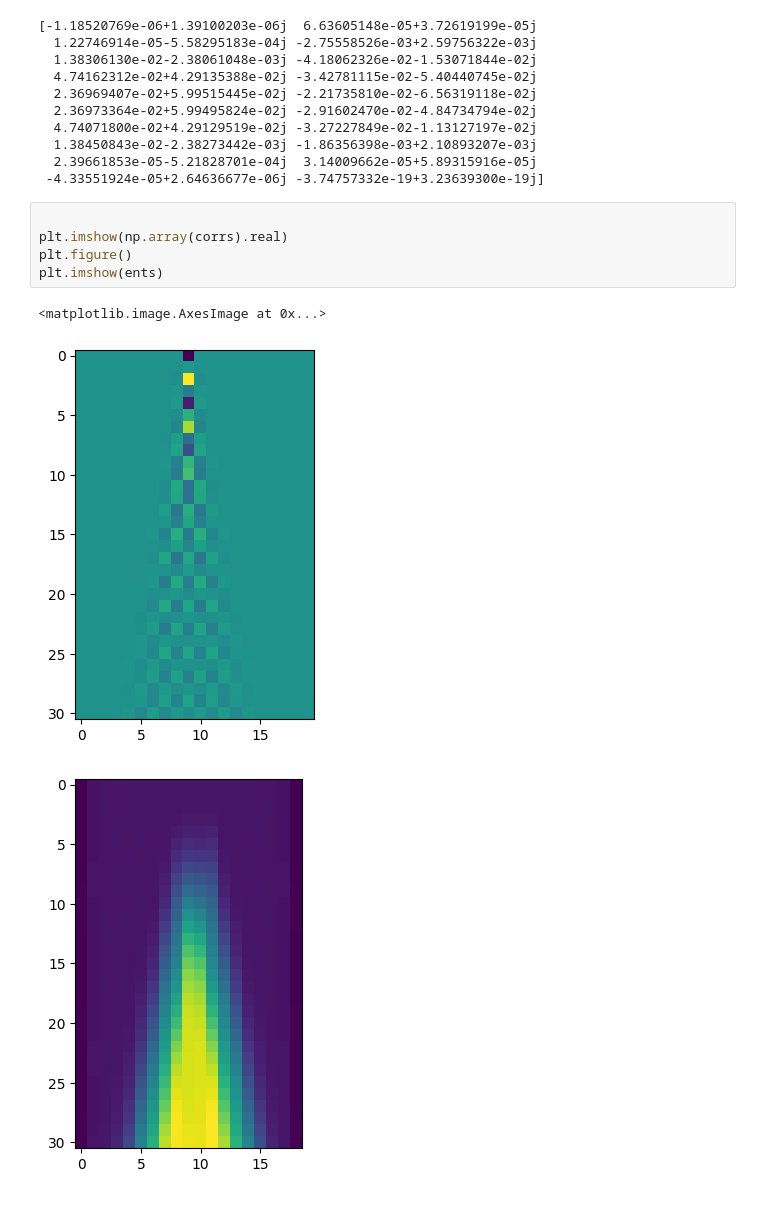
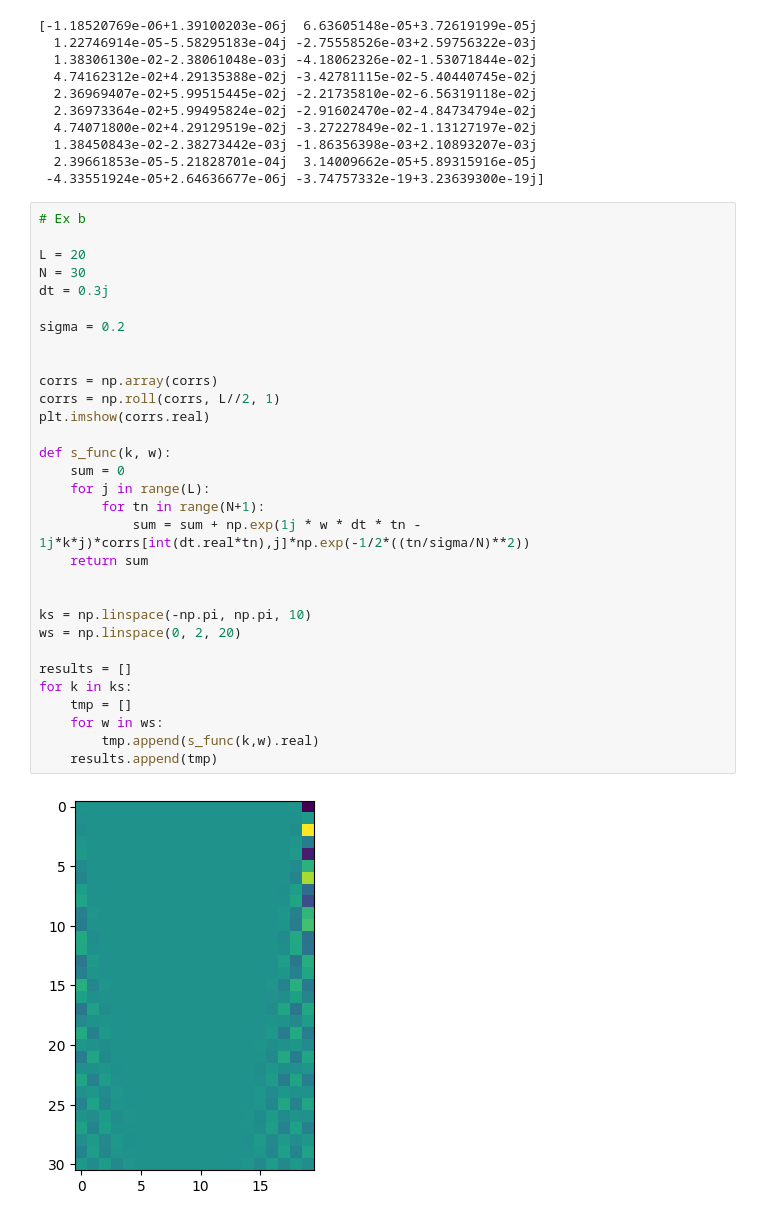
Before and after one commit to rbudai98/University, a Jupyter notebook: FOPRA_32/final_version/notebook_c.ipynb, the cells around one changed output. Drawn from its saved outputs; the diff is of its cells as text.

```diff
--- a/FOPRA_32/final_version/notebook_c.ipynb
+++ b/FOPRA_32/final_version/notebook_c.ipynb
@@ -446,12 +446,36 @@ final bond dimensions:  [2, 4, 8, 12, 14, 14, 14, 14, 14, 14, 14, 14, 14, 14, 14
   1.38450843e-02-2.38273442e-03j -1.86356398e-03+2.10893207e-03j
   2.39661853e-05-5.21828701e-04j  3.14009662e-05+5.89315916e-05j
  -4.33551924e-05+2.64636677e-06j -3.74757332e-19+3.23639300e-19j]
-# %%
-
-plt.imshow(np.array(corrs).real)
-plt.figure()
-plt.imshow(ents)
-# %% [output]
-<matplotlib.image.AxesImage at 0x...>
-[figure, removed]
-[figure, removed]
+# %%
+# Ex b
+
+L = 20
+N = 30
+dt = 0.3j
+
+sigma = 0.2
+
+
+corrs = np.array(corrs)
+corrs = np.roll(corrs, L//2, 1)
+plt.imshow(corrs.real)
+
+def s_func(k, w):
+    sum = 0
+    for j in range(L):
+        for tn in range(N+1):
+            sum = sum + np.exp(1j * w * dt * tn - 1j*k*j)*corrs[int(dt.real*tn),j]*np.exp(-1/2*((tn/sigma/N)**2))
+    return sum
+
+
+ks = np.linspace(-np.pi, np.pi, 10)
+ws = np.linspace(0, 2, 20)
+
+results = []
+for k in ks:
+    tmp = []
+    for w in ws:
+        tmp.append(s_func(k,w).real)
+    results.append(tmp)
+# %% [output]
+[figure, added]
```
Also changed, not shown: parts of 2 cells of this notebook.
